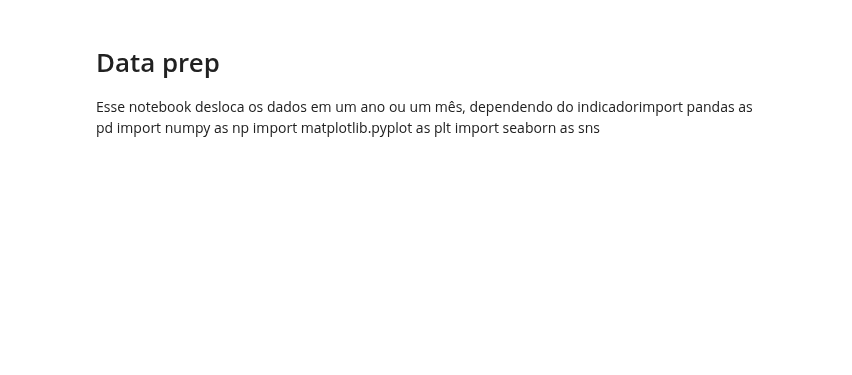
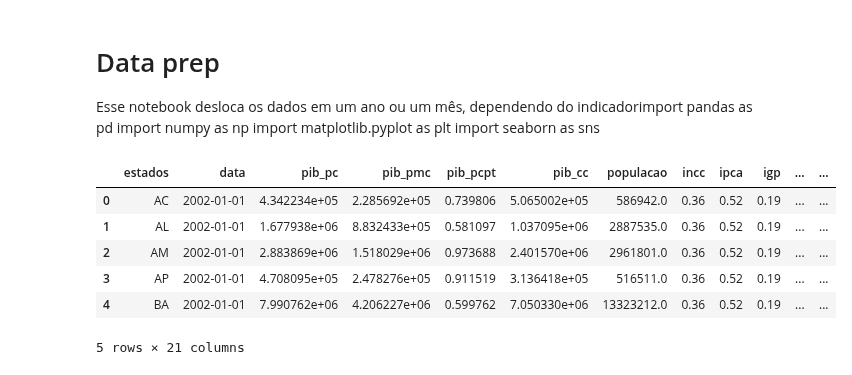
Before and after one commit to LeiteJu/TCC, a Jupyter notebook: notebooks/data_prep.ipynb, the cells around one changed output. Saved outputs shown, nothing was run; the diff lists cells and outputs as text; code cells hidden in the pictures; blank space fills up the shorter version.

```diff
--- a/notebooks/data_prep.ipynb
+++ b/notebooks/data_prep.ipynb
@@ -35,3 +33,13 @@ df = df[df['data'].dt.year >= 2002]
+# %%
+df.head()
+# %% [output]
+|  | estados | data | pib_pc | pib_pmc | pib_pcpt | pib_cc | populacao | incc | ipca | igp | ... | ... |
+| 0 | AC | 2002-01-01 | 4.342234e+05 | 2.285692e+05 | 0.739806 | 5.065002e+05 | 586942.0 | 0.36 | 0.52 | 0.19 | ... | ... |
+| 1 | AL | 2002-01-01 | 1.677938e+06 | 8.832433e+05 | 0.581097 | 1.037095e+06 | 2887535.0 | 0.36 | 0.52 | 0.19 | ... | ... |
+| 2 | AM | 2002-01-01 | 2.883869e+06 | 1.518029e+06 | 0.973688 | 2.401570e+06 | 2961801.0 | 0.36 | 0.52 | 0.19 | ... | ... |
+| 3 | AP | 2002-01-01 | 4.708095e+05 | 2.478276e+05 | 0.911519 | 3.136418e+05 | 516511.0 | 0.36 | 0.52 | 0.19 | ... | ... |
+| 4 | BA | 2002-01-01 | 7.990762e+06 | 4.206227e+06 | 0.599762 | 7.050330e+06 | 13323212.0 | 0.36 | 0.52 | 0.19 | ... | ... |
+5 rows × 21 columns
 # %%
 df = pd.merge(df, y, how='left', on=['data', 'estados'])
 # %%
```
Also changed, not shown: parts of 6 cells of this notebook, 1 other file.
